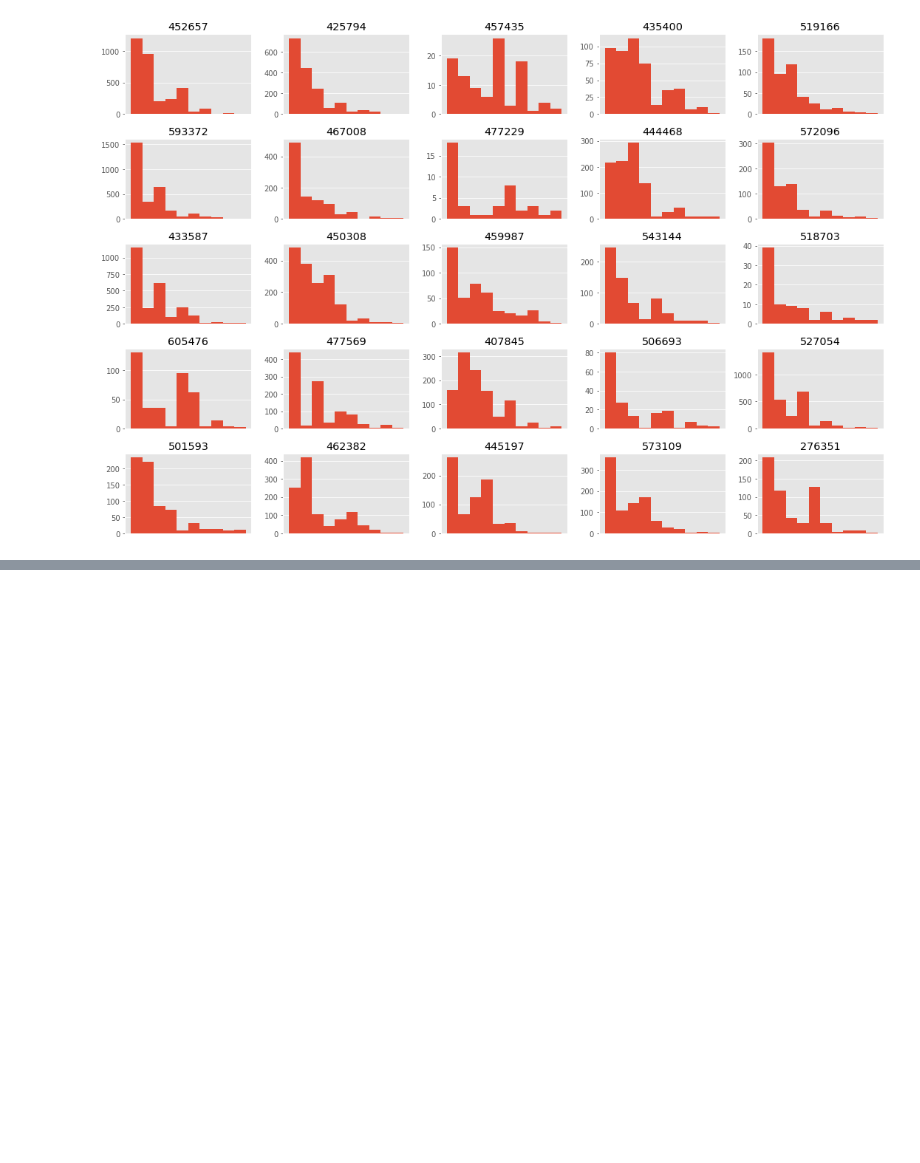
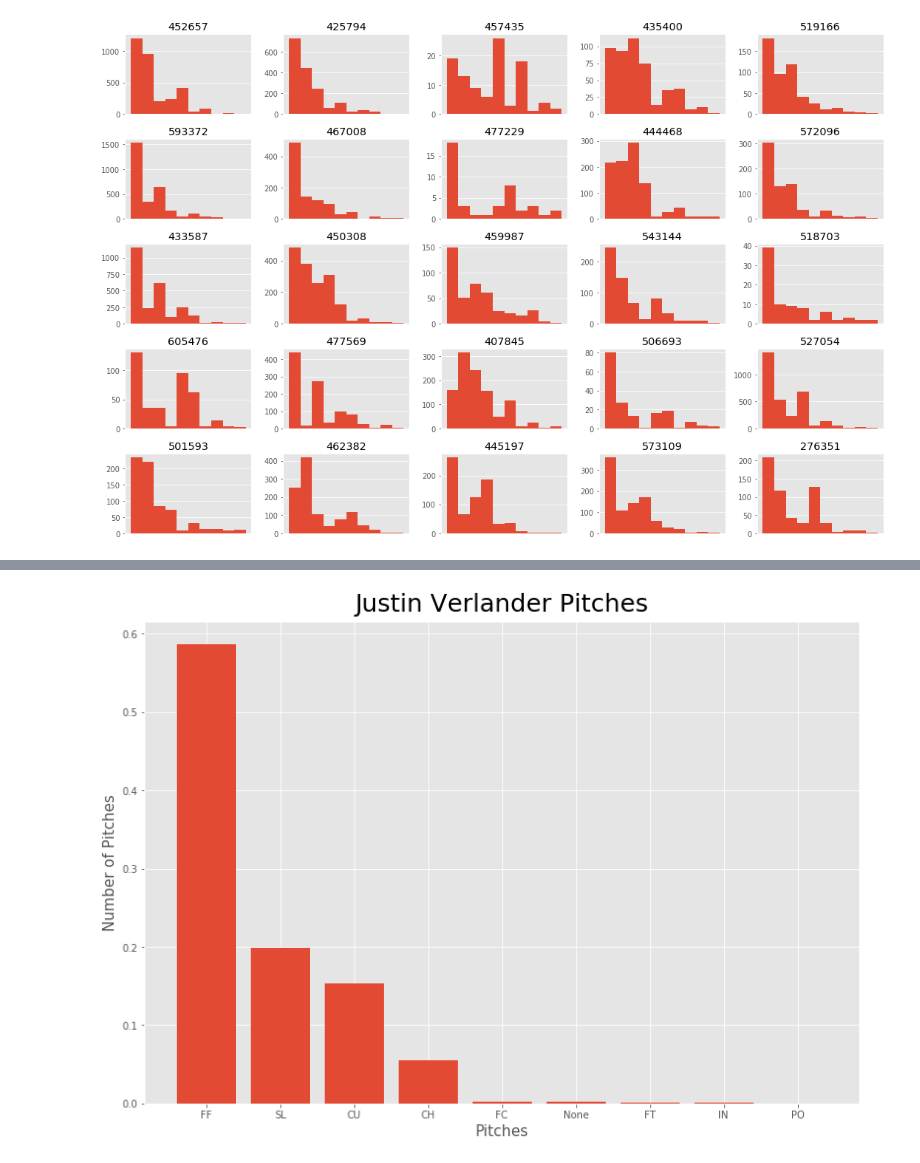
Before and after one commit to morganabbitt/MLB-Pitches, a Jupyter notebook: Notebooks/read_data.ipynb, the cells around one changed output, grey strips where cells are left out. Cells and saved outputs as stored; diff of their text form; code cells hidden in the pictures; blank space fills up the shorter version.

```diff
--- a/Notebooks/read_data.ipynb
+++ b/Notebooks/read_data.ipynb
@@ -246,0 +215,12 @@ plt.tight_layout()
+# %%
+#looks at one pitchers distribution of pitches
+nums = no_nan_df[no_nan_df['pitcher_id'] == 434378].groupby('pitch_type').count().sort_values('ab_id', ascending=False)['ab_id'].values
+pitch_type = no_nan_df[no_nan_df['pitcher_id'] == 434378].groupby('pitch_type').count()[['ab_id']].sort_values('ab_id', ascending=False).index
+plt.figure(figsize=(13,9))
+plt.bar(pitch_type, nums/np.sum(nums))
+plt.title('Justin Verlander Pitches', size=25, pad=10)
+plt.xlabel('Pitches', size=15)
+plt.ylabel('Number of Pitches', size=15)
+plt.savefig('../Graphics/Verlander_pitches.png', dpi=100);
+# %% [output]
+[figure, added]
```
Also changed, not shown: parts of 14 cells of this notebook.
